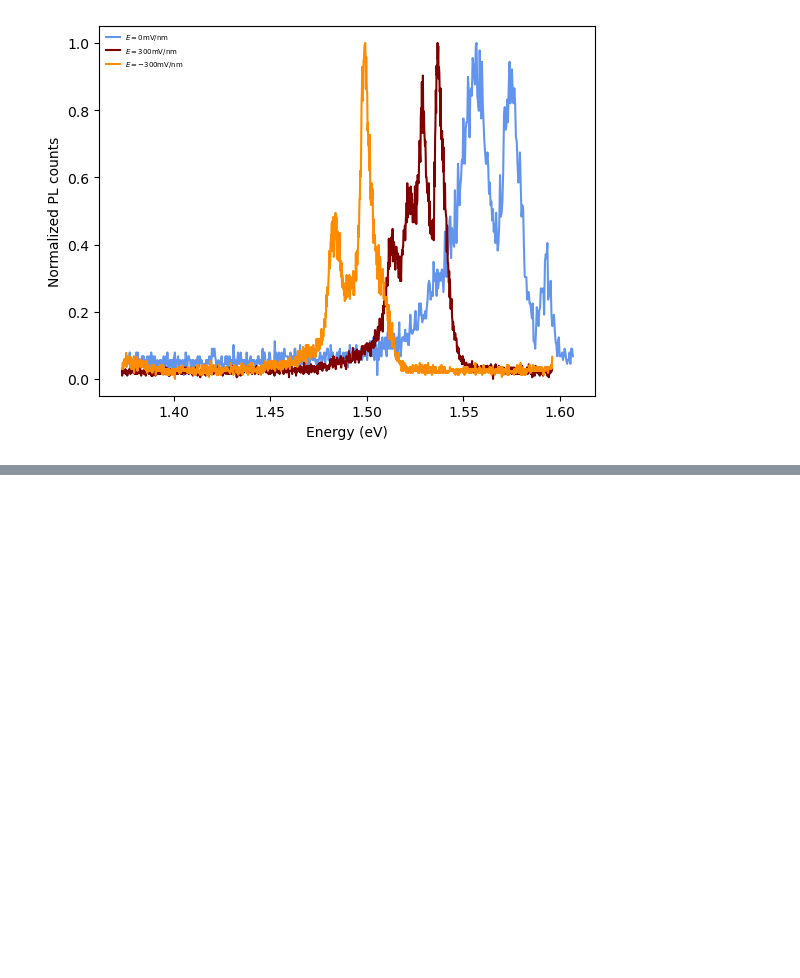
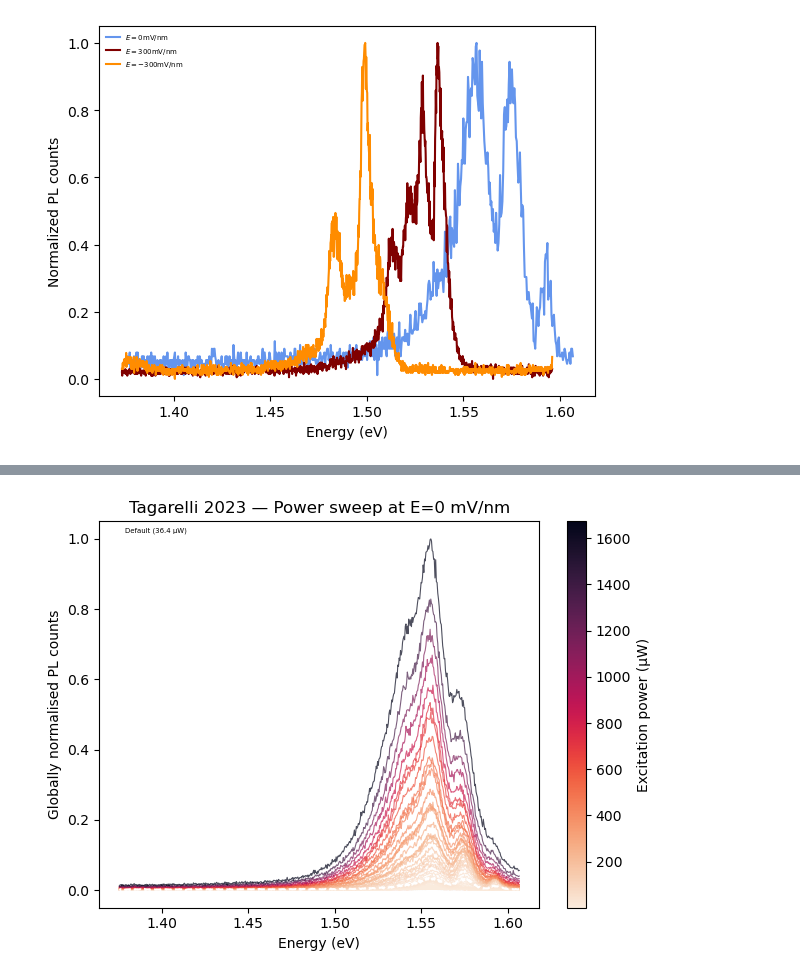
Before and after one commit to brandonlokesy/LANES-TMDC-Optics-Tools, a Jupyter notebook: examples/example_import_zenodo_data.ipynb, the cells around one changed output, grey strips where cells are left out. Saved outputs shown, nothing was run; the diff lists cells and outputs as text; code cells hidden in the pictures; blank space fills up the shorter version.

```diff
--- a/examples/example_import_zenodo_data.ipynb
+++ b/examples/example_import_zenodo_data.ipynb
@@ -56,0 +153,43 @@ ax.legend(loc='upper left', frameon=False, fontsize=5)
+# %%
+cond     = ef_sweep[0.0]
+pw_sweep = cond["power"]
+
+all_spectra = pw_sweep.all_spectra()
+
+# Global normalisation
+global_min = min(sp.intensity.min() for sp in all_spectra)
+global_max = max(sp.intensity.max() for sp in all_spectra)
+
+# Colormap scaled to power axis
+power_values = [sp.parameter_value for sp in all_spectra]
+norm_cmap    = mcolors.Normalize(vmin=min(power_values), vmax=max(power_values))
+cmap         = sns.color_palette("rocket_r", as_cmap=True)
+
+fig, ax = plt.subplots()
+
+for sp in all_spectra:
+    norm  = (sp.intensity - global_min) / (global_max - global_min)
+    color = cmap(norm_cmap(sp.parameter_value))
+    ax.plot(sp.energy, norm, color=color, alpha=0.7, linewidth=0.8)
+
+# Highlight the default
+sp_default   = pw_sweep.default()
+norm_default = (sp_default.intensity - global_min) / (global_max - global_min)
+ax.plot(sp_default.energy, norm_default,
+        color='white', linewidth=1.5, linestyle='--',
+        label=f'Default ({sp_default.parameter_value:.1f} µW)')
+
+# Colorbar
+sm = cm.ScalarMappable(cmap=cmap, norm=norm_cmap)
+sm.set_array([])
+cbar = fig.colorbar(sm, ax=ax)
+cbar.set_label('Excitation power (µW)')
+
+ax.set_xlabel(f'Energy ({sp_default.energy_unit})')
+ax.set_ylabel(f'Globally normalised {sp_default.spectroscopy} counts')
+ax.legend(loc='upper left', frameon=False, fontsize=5)
+ax.set_title('Tagarelli 2023 — Power sweep at E=0 mV/nm')
+plt.tight_layout()
+plt.show()
+# %% [output]
+[figure, added]
```
Also changed, not shown: parts of 10 cells of this notebook, 1 other file.
